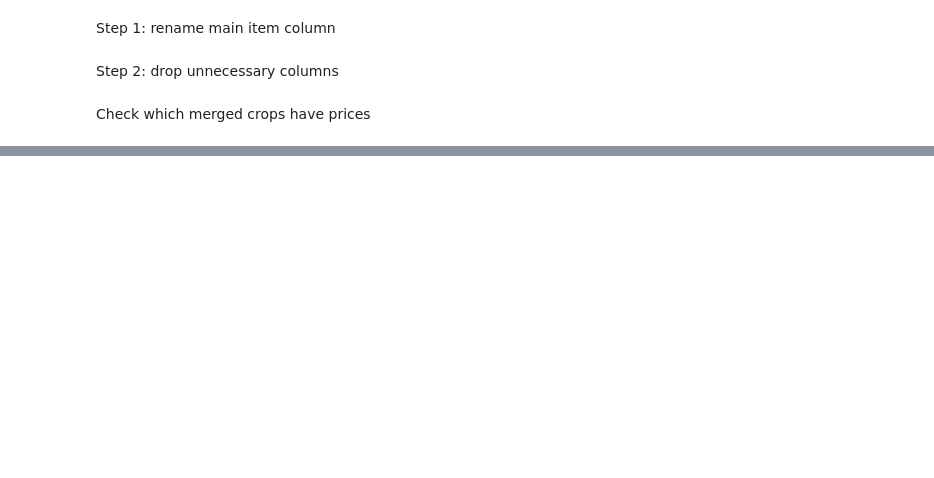
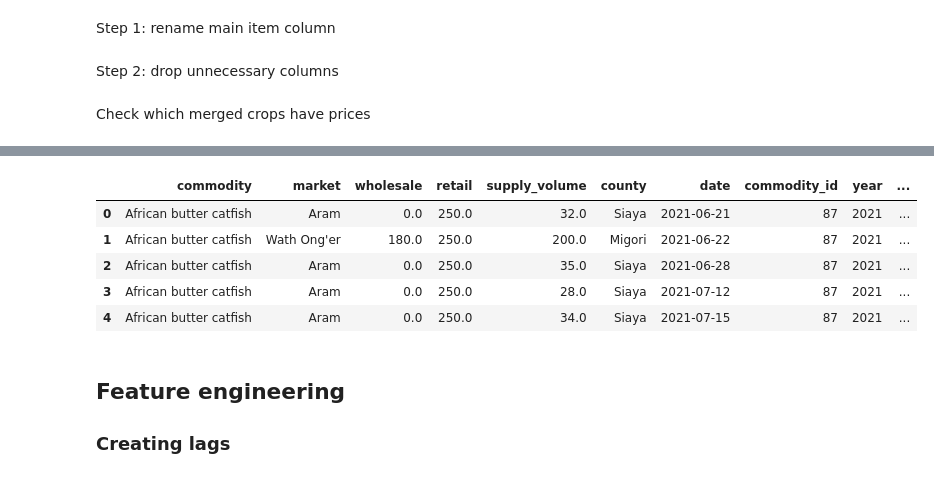
Before and after one commit to raphaelndemo/AgriBrain-Ai, a Jupyter notebook: datapreparation.ipynb, the cells around one changed output, grey strips where cells are left out. Cells and saved outputs as stored; diff of their text form; code cells hidden in the pictures; blank space fills up the shorter version.

```diff
--- a/datapreparation.ipynb
+++ b/datapreparation.ipynb
@@ -2065,0 +3452,18 @@ print(sorted(has_price_crops))
+# %%
+kamis_df = pd.read_csv('kamis_final.csv')
+
+# Drop any column that starts with 'Unnamed'
+kamis_df = kamis_df.loc[:, ~kamis_df.columns.str.contains('^Unnamed')]
+
+kamis_df.head()
+# %% [output]
+|  | commodity | market | wholesale | retail | supply_volume | county | date | commodity_id | year | ... |
+| 0 | African butter catfish | Aram | 0.0 | 250.0 | 32.0 | Siaya | 2021-06-21 | 87 | 2021 | ... |
+| 1 | African butter catfish | Wath Ong'er | 180.0 | 250.0 | 200.0 | Migori | 2021-06-22 | 87 | 2021 | ... |
+| 2 | African butter catfish | Aram | 0.0 | 250.0 | 35.0 | Siaya | 2021-06-28 | 87 | 2021 | ... |
+| 3 | African butter catfish | Aram | 0.0 | 250.0 | 28.0 | Siaya | 2021-07-12 | 87 | 2021 | ... |
+| 4 | African butter catfish | Aram | 0.0 | 250.0 | 34.0 | Siaya | 2021-07-15 | 87 | 2021 | ... |
+# %% [markdown]
+## Feature engineering
+
+### Creating lags
```
Also changed, not shown: parts of 160 cells of this notebook, 1 other file.
